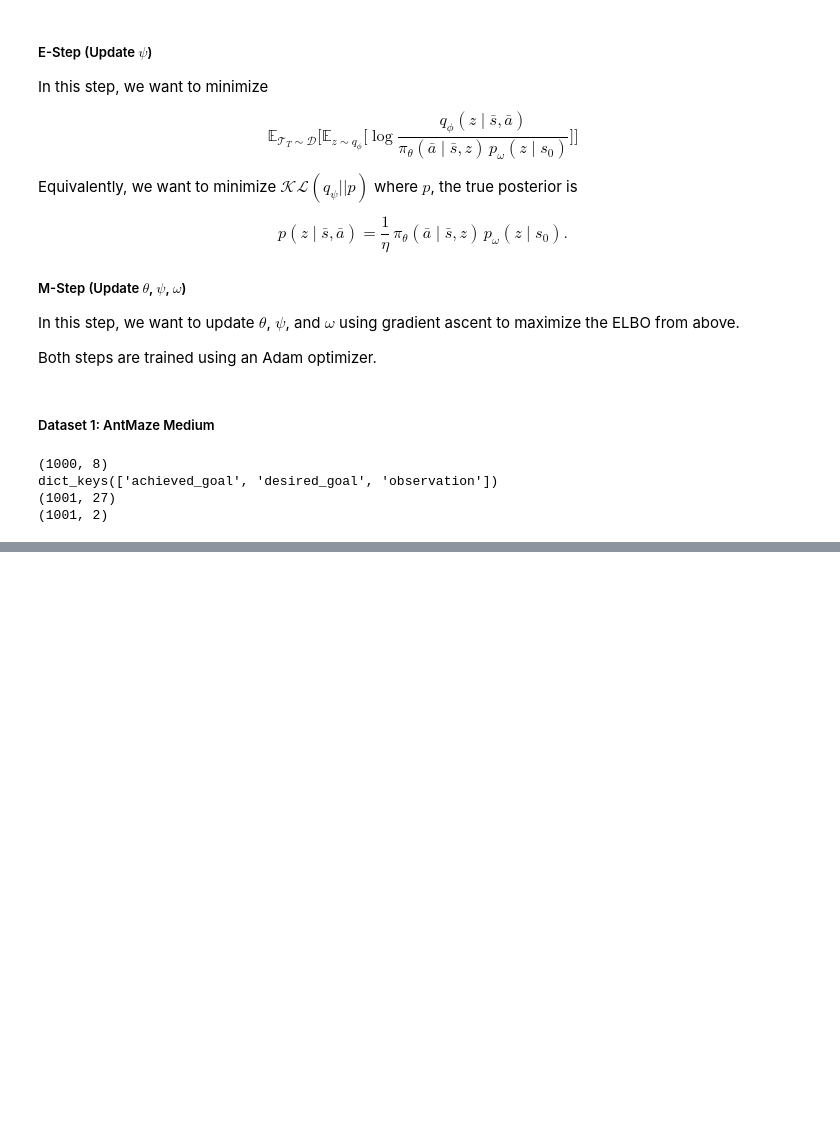
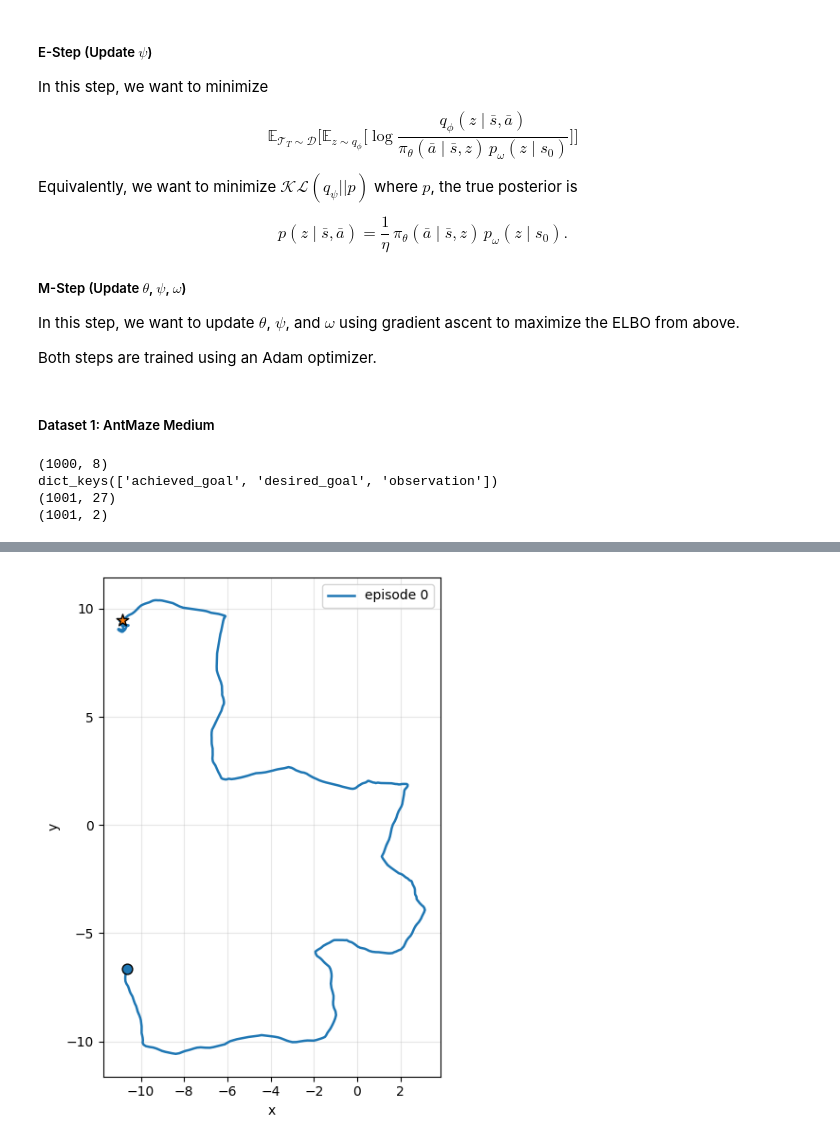
Before and after one commit to williamhuang08/Learning-Temporal-World-Models, a Jupyter notebook: model.ipynb, the cells around one changed output, grey strips where cells are left out. Drawn from its saved outputs; the diff is of its cells as text; code cells hidden in the pictures; blank space fills up the shorter version.

```diff
--- a/model.ipynb
+++ b/model.ipynb
@@ -574,0 +1433,18 @@ skill_model_training(loader, q_phi, pi_theta, p_psi, p_omega, epochs=25)
+# %%
+def plot_episode_xy(dataset, ep_idx, stride_labels=0):
+    ep = list(dataset.iterate_episodes())[ep_idx]
+    xy = np.asarray(ep.observations["achieved_goal"], np.float32)  # [L,2]
+    fig, ax = plt.subplots(figsize=(6.2,6))
+    ax.plot(xy[:,0], xy[:,1], '-', lw=1.8, label=f"episode {ep_idx}")
+    ax.scatter(xy[0,0], xy[0,1], s=60, marker='o', edgecolor='k', zorder=3)
+    ax.scatter(xy[-1,0], xy[-1,1], s=90, marker='*', edgecolor='k', zorder=3)
+    if stride_labels:
+        for t in range(0, len(xy), stride_labels):
+            ax.text(xy[t,0], xy[t,1], str(t), fontsize=7, ha='center', va='center')
+    ax.set_aspect('equal', 'box'); ax.grid(True, alpha=0.3)
+    ax.set_xlabel("x"); ax.set_ylabel("y"); ax.legend(); plt.tight_layout(); plt.show()
+
+# usage
+plot_episode_xy(ant_maze_dataset, ep_idx=0, stride_labels=0)
+# %% [output]
+[figure, added]
```
Also changed, not shown: parts of 33 cells of this notebook, 6 other files.
